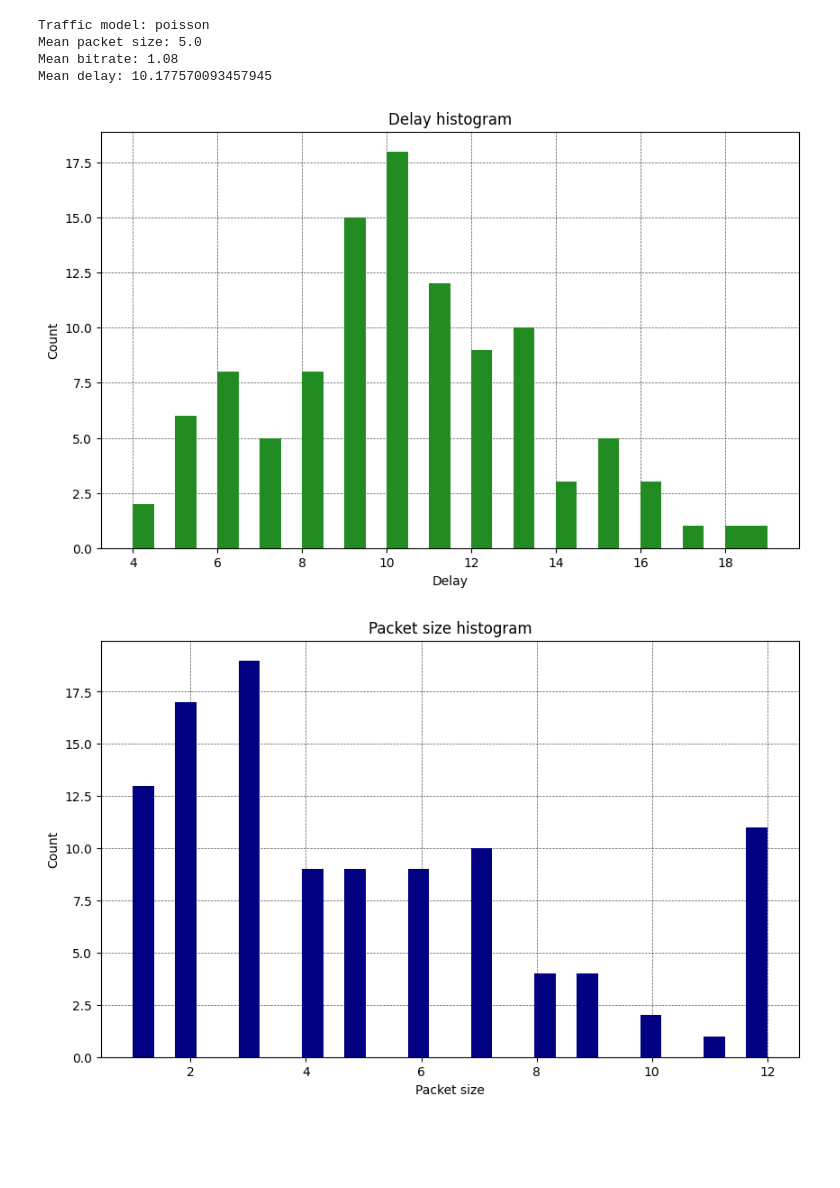
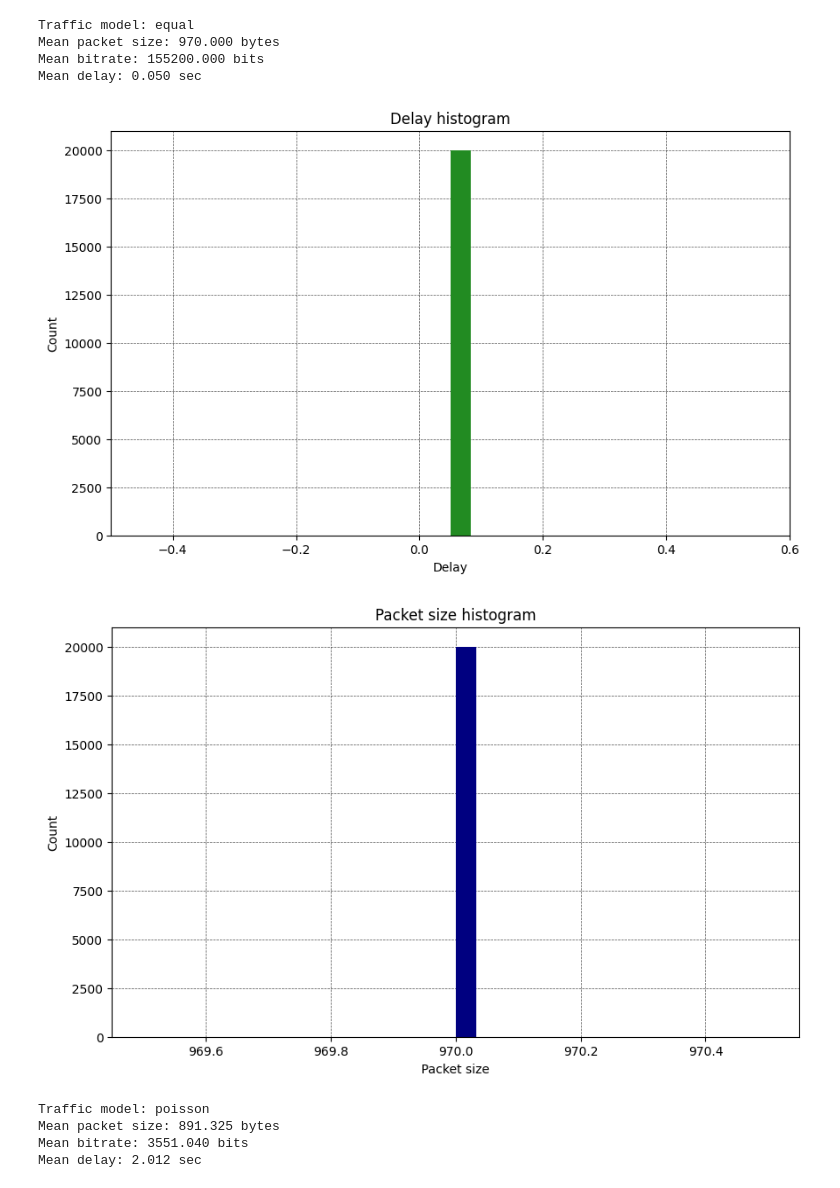
Before and after one commit to n-sukhov/traffic-model, a Jupyter notebook: python/analysis.ipynb, the cells around one changed output. Drawn from its saved outputs; the diff is of its cells as text; code cells hidden in the pictures; blank space fills up the shorter version.

Commit message:
Update models

```diff
--- a/python/analysis.ipynb
+++ b/python/analysis.ipynb
@@ -8,7 +10,7 @@ def mean(array) -> float:
     return sum(array) / len(array)
 
 class TrafficAnalyzer:
-    possible_models = ["equal", "poisson"]
+    possible_models = ["equal", "poisson", "pareto"]
 
     def __init__(self, csv_path, sim_time, model_name=None):
         self.csv_path = Path(csv_path)
@@ -34,7 +36,7 @@ class TrafficAnalyzer:
 
     def _calc_delays(self):
         for i in range(1, len(self.arrival_times)):
-            self.delays.append(self.arrival_times[i] - self.arrival_times[i-1])
+            self.delays.append(round(self.arrival_times[i] - self.arrival_times[i-1], 7))
 
     def _detect_model_name(self):
         if self.csv_path.parent.name in self.possible_models:
@@ -45,7 +47,8 @@ class TrafficAnalyzer:
         return mean(self.packet_sizes)
 
     def mean_bitrate(self) -> float:
-        return sum(self.packet_sizes) / self.sim_time
+        # * 8 так как размер пакета изначально в байтах
+        return sum(self.packet_sizes) * 8 / self.sim_time
 
     def mean_delay(self) -> float:
         return mean(self.delays)
@@ -73,9 +76,9 @@ class TrafficAnalyzer:
     def auto_analyse(self, delay_hist_bins=20, pack_size_bins=20):
         print(
             f"Traffic model: {self.model_name}\n" +
-            f"Mean packet size: {self.packet_mean()}\n" +
-            f"Mean bitrate: {self.mean_bitrate()}\n" +
-            f"Mean delay: {self.mean_delay()}\n"
+            f"Mean packet size: {self.packet_mean():.3f} bytes\n" +
+            f"Mean bitrate: {self.mean_bitrate():.3f} bits\n" +
+            f"Mean delay: {self.mean_delay():.3f} sec\n"
         )
         self.delay_hist(bins=delay_hist_bins)
         self.packet_size_hist(bins=pack_size_bins)
@@ -82,11 +87,22 @@ class TrafficAnalyzer:
 # %%
-filename = "data/poisson/test_poisson2_simtime_1100.0_traffic.csv"
-model = TrafficAnalyzer(filename, 500)
-model.auto_analyse(delay_hist_bins=30, pack_size_bins=30)
+filenames = [
+    ("../data/equal/equal_simtime_1000.0_traffic.csv", 1000,),
+    ("../data/poisson/poisson1_simtime_500.0_traffic.csv", 500),
+    ("../data/poisson/poisson2_simtime_3600.0_traffic.csv", 3600),
+    ("../data/pareto/pareto_simtime_1500.0_traffic.csv", 1500)
+]
+
+for filename in filenames:
+    model = TrafficAnalyzer(filename[0], filename[1])
+    model.auto_analyse(delay_hist_bins=30, pack_size_bins=30)
 # %% [output]
-Traffic model: poisson
-Mean packet size: 5.0
-Mean bitrate: 1.08
-Mean delay: 10.177570093457945
+Traffic model: equal
+Mean packet size: 970.000 bytes
+Mean bitrate: 155200.000 bits
+Mean delay: 0.050 sec
-[figure, old version]
+[figure, new version]
-[figure, old version]
+[figure, new version]
+Traffic model: poisson
+Mean packet size: 891.325 bytes
+Mean bitrate: 3551.040 bits
+Mean delay: 2.012 sec
```
Also changed, not shown: parts of 3 cells of this notebook, 21 other files.
